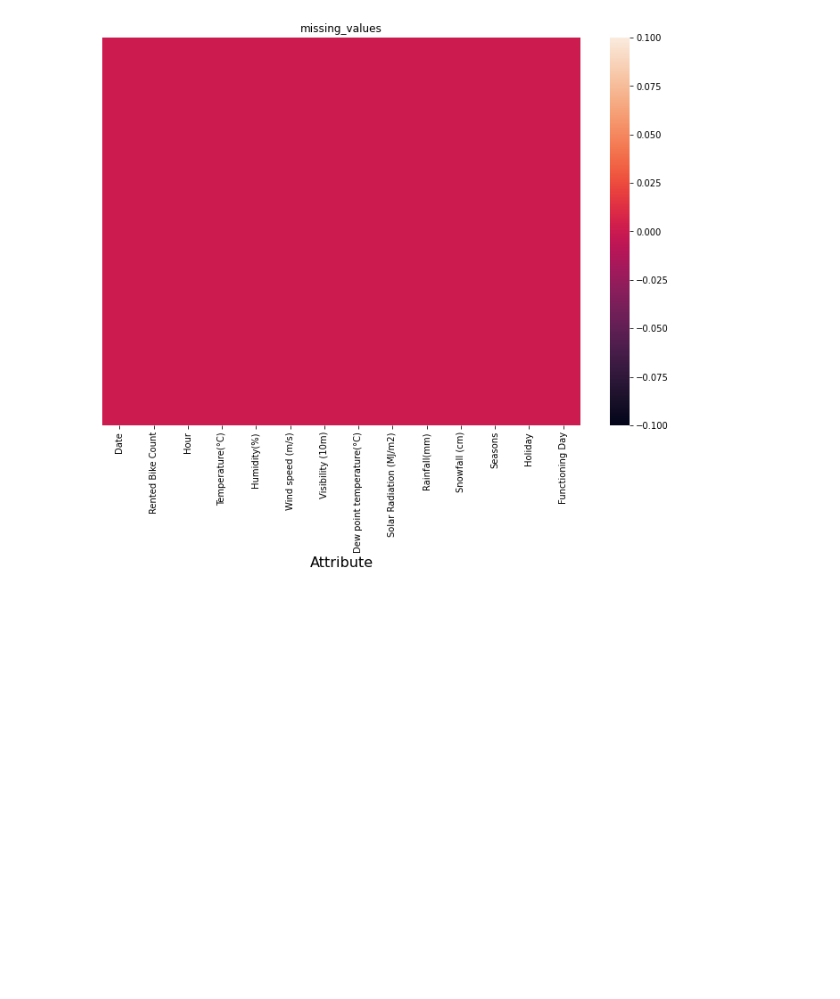
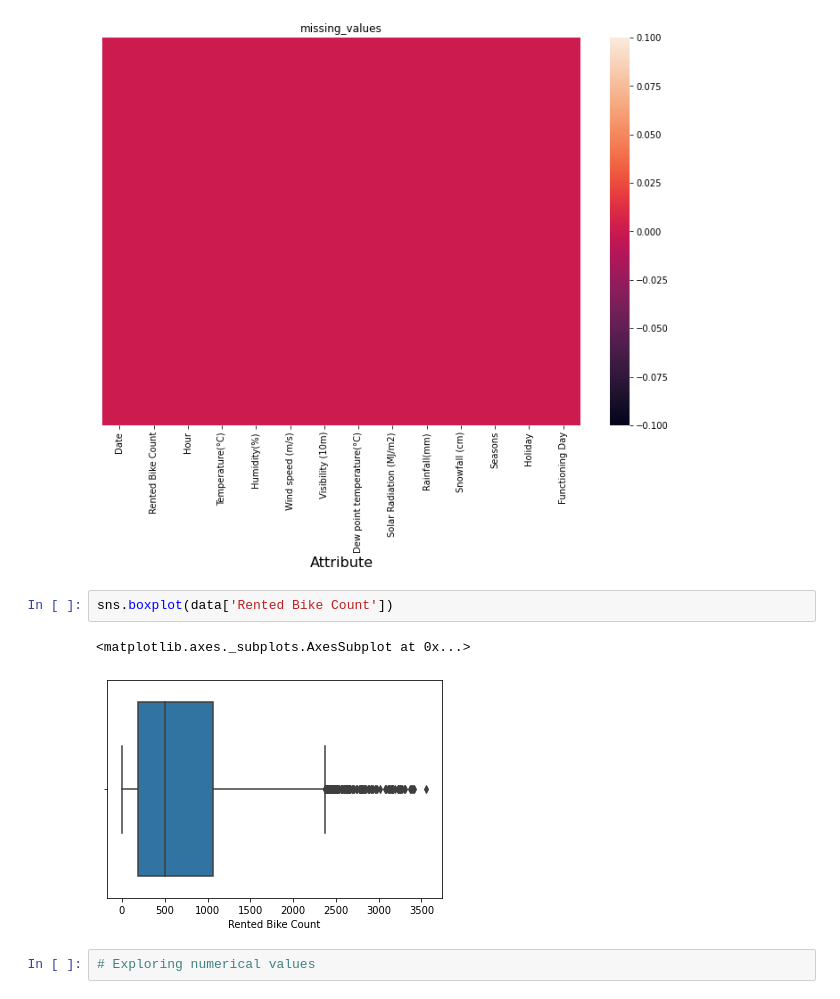
Before and after one commit to CodeWithSridhar/Seoul-Bike-Sharing-Demand-Prediction, a Jupyter notebook: Bike_Sharing_Demand_Prediction_Capstone_Project.ipynb, the cells around one changed output. Drawn from its saved outputs; the diff is of its cells as text; blank space fills up the shorter version.

```diff
--- a/Bike_Sharing_Demand_Prediction_Capstone_Project.ipynb
+++ b/Bike_Sharing_Demand_Prediction_Capstone_Project.ipynb
@@ -151,3 +149,10 @@ plt.title('missing_values')
 plt.show()
 # %% [output]
 [figure]
+# %%
+sns.boxplot(data['Rented Bike Count'])
+# %% [output]
+<matplotlib.axes._subplots.AxesSubplot at 0x...>
+[figure, added]
+# %%
+# Exploring numerical values
```
Also changed, not shown: parts of 16 cells of this notebook.
